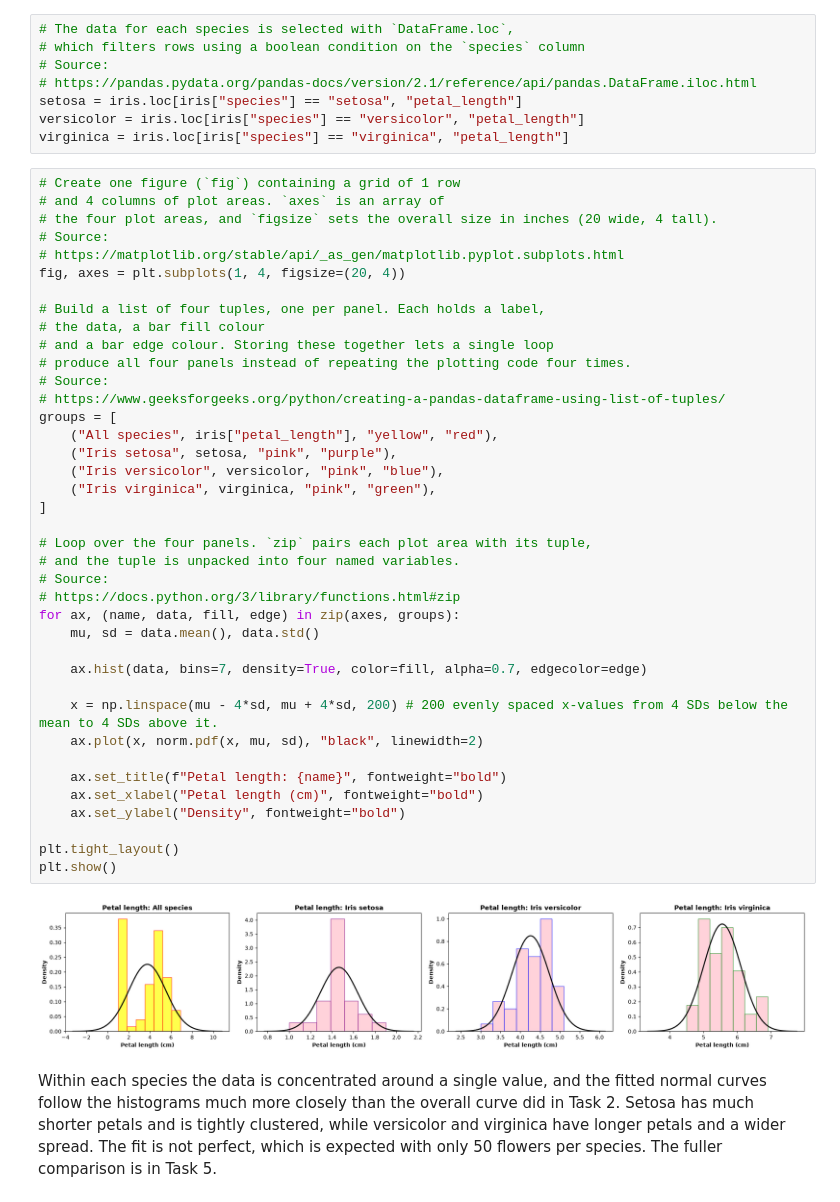
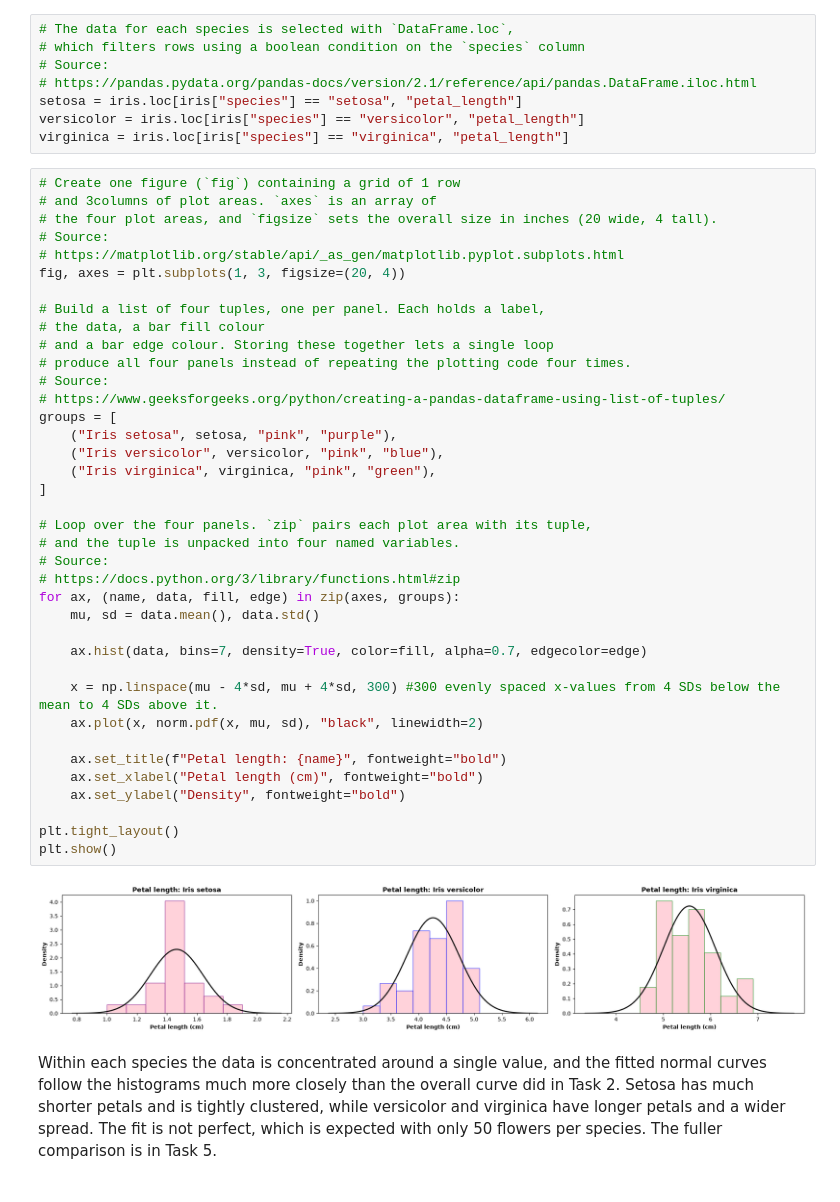
Before and after one commit to NibnabCodes/Applied-Statistics-Assessment, a Jupyter notebook: problems.ipynb, the cells around one changed output. Drawn from its saved outputs; the diff is of its cells as text.

Commit message:
Remove the 'All species' panel from the 1x4 figure - including it was redundant & crowded visualisation of the other species distribution

```diff
--- a/problems.ipynb
+++ b/problems.ipynb
@@ -130,45 +130,44 @@ versicolor = iris.loc[iris["species"] == "versicolor", "petal_length"]
 virginica = iris.loc[iris["species"] == "virginica", "petal_length"]
 # %%
 # Create one figure (`fig`) containing a grid of 1 row
-# and 4 columns of plot areas. `axes` is an array of
+# and 3columns of plot areas. `axes` is an array of
 # the four plot areas, and `figsize` sets the overall size in inches (20 wide, 4 tall).
 # Source:
 # https://matplotlib.org/stable/api/_as_gen/matplotlib.pyplot.subplots.html
-fig, axes = plt.subplots(1, 4, figsize=(20, 4))
+fig, axes = plt.subplots(1, 3, figsize=(20, 4))
 
 # Build a list of four tuples, one per panel. Each holds a label,
 # the data, a bar fill colour
 # and a bar edge colour. Storing these together lets a single loop
 # produce all four panels instead of repeating the plotting code four times.
 # Source:
 # https://www.geeksforgeeks.org/python/creating-a-pandas-dataframe-using-list-of-tuples/
 groups = [
-    ("All species", iris["petal_length"], "yellow", "red"),
     ("Iris setosa", setosa, "pink", "purple"),
     ("Iris versicolor", versicolor, "pink", "blue"),
     ("Iris virginica", virginica, "pink", "green"),
 ]
 
 # Loop over the four panels. `zip` pairs each plot area with its tuple,
 # and the tuple is unpacked into four named variables.
 # Source:
 # https://docs.python.org/3/library/functions.html#zip
 for ax, (name, data, fill, edge) in zip(axes, groups):
     mu, sd = data.mean(), data.std()
 
     ax.hist(data, bins=7, density=True, color=fill, alpha=0.7, edgecolor=edge)
 
-    x = np.linspace(mu - 4*sd, mu + 4*sd, 200) # 200 evenly spaced x-values from 4 SDs below the mean to 4 SDs above it.
+    x = np.linspace(mu - 4*sd, mu + 4*sd, 300) #300 evenly spaced x-values from 4 SDs below the mean to 4 SDs above it.
     ax.plot(x, norm.pdf(x, mu, sd), "black", linewidth=2)
 
     ax.set_title(f"Petal length: {name}", fontweight="bold")
     ax.set_xlabel("Petal length (cm)", fontweight="bold")
     ax.set_ylabel("Density", fontweight="bold")
 
 plt.tight_layout()
 plt.show()
 # %% [output]
-[figure, old version]
+[figure, new version]
 # %% [markdown]
 Within each species the data is concentrated around a single value, and the fitted normal curves follow
 the histograms much more closely than the overall curve did in Task 2. Setosa has much shorter petals
```
Also changed, not shown: parts of 2 cells of this notebook.
